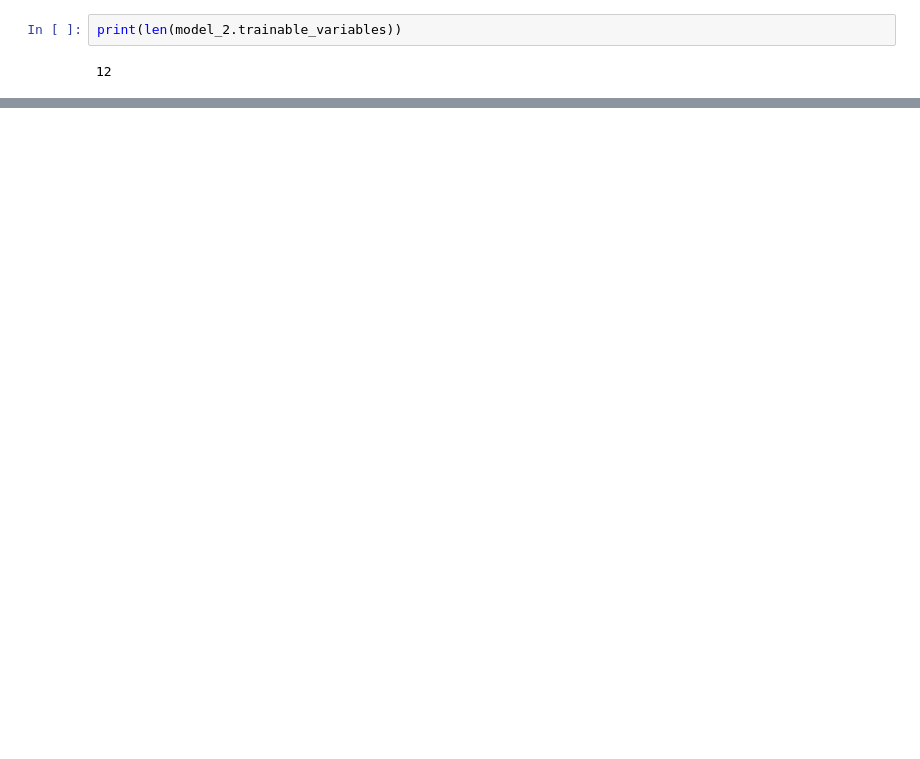
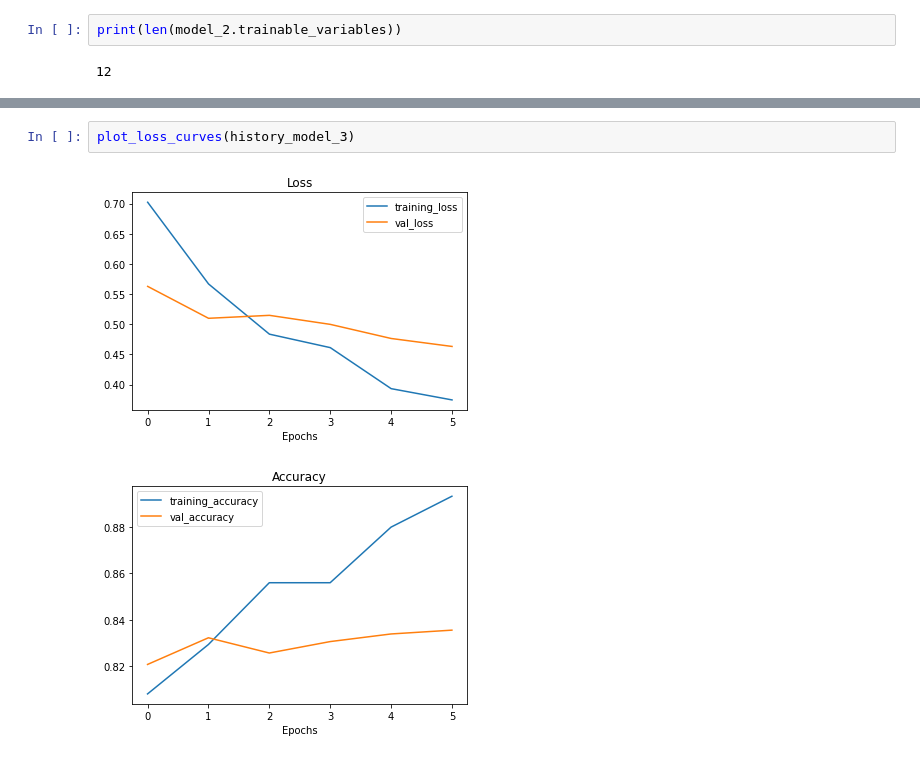
Before and after one commit to VinoJose/Tensorflow, a Jupyter notebook: 05_transfer_learning_in_tensorflow_part_2_fine_tuning.ipynb, the cells around one changed output, grey strips where cells are left out. Drawn from its saved outputs; the diff is of its cells as text; blank space fills up the shorter version.

```diff
--- a/05_transfer_learning_in_tensorflow_part_2_fine_tuning.ipynb
+++ b/05_transfer_learning_in_tensorflow_part_2_fine_tuning.ipynb
@@ -774,0 +775,5 @@ results_model_3
+# %%
+plot_loss_curves(history_model_3)
+# %% [output]
+[figure, added]
+[figure, added]
```
Also changed, not shown: parts of 24 cells of this notebook.
